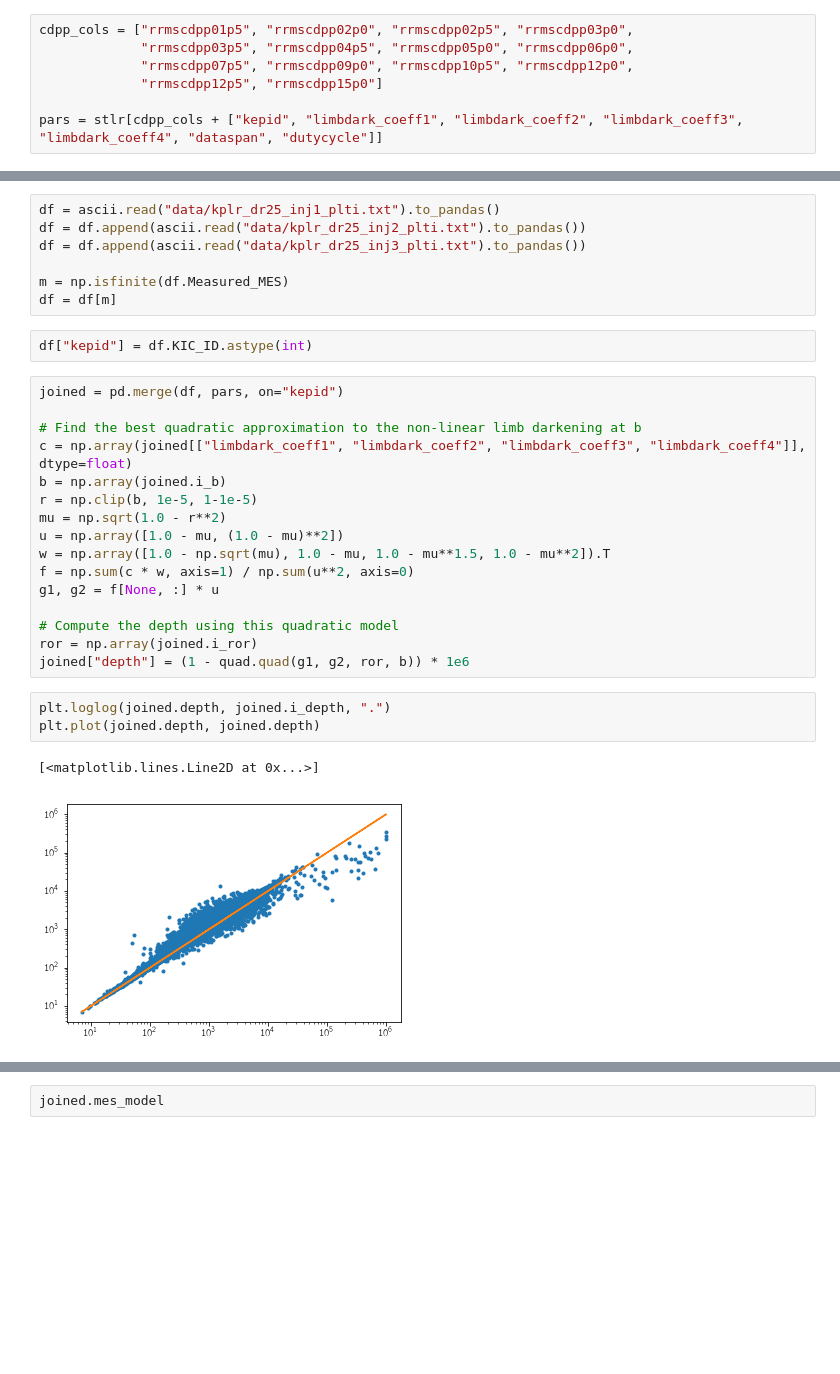
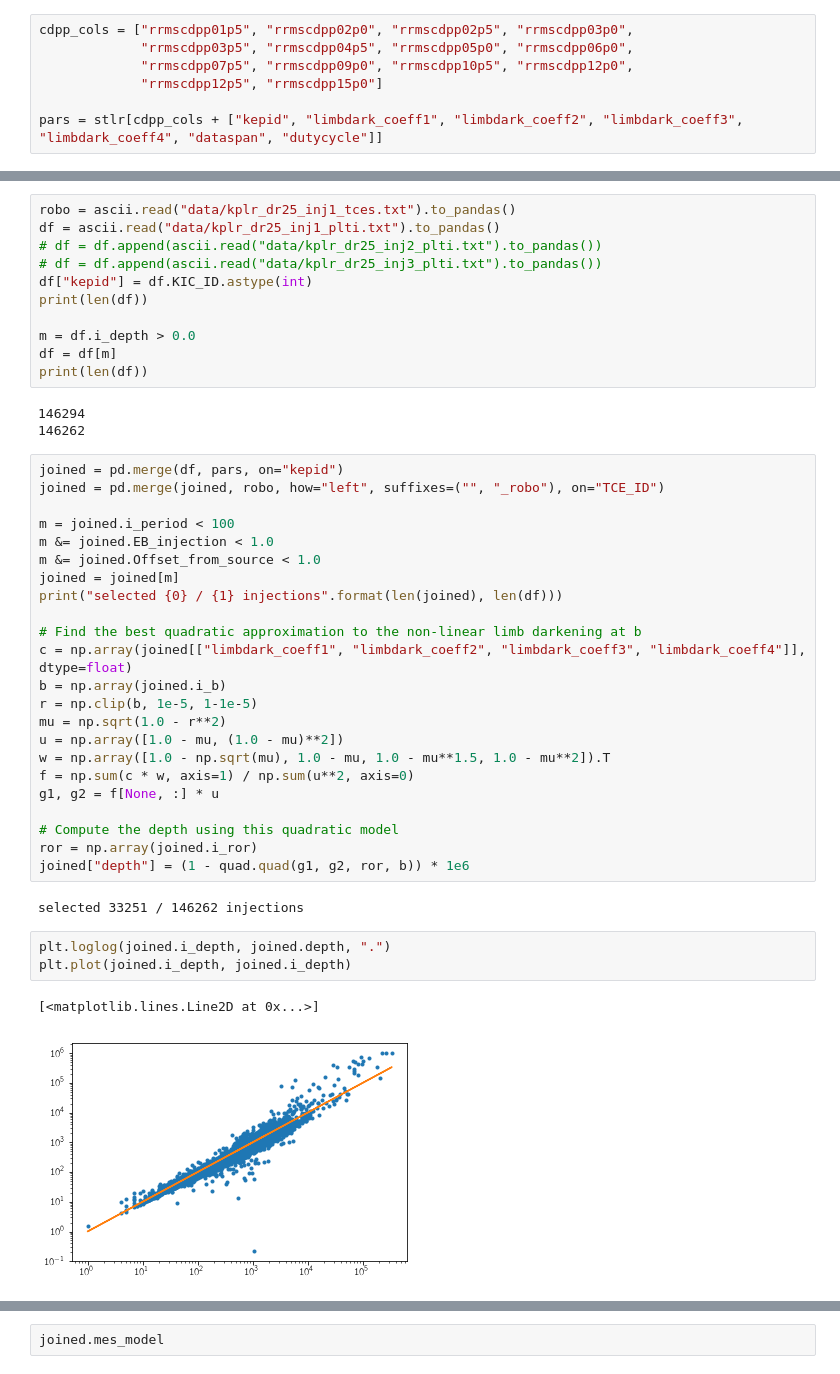
Before and after one commit to dfm/dr25, a Jupyter notebook: completeness_calibration.ipynb, the cells around one changed output, grey strips where cells are left out. Saved outputs shown, nothing was run; the diff lists cells and outputs as text; blank space fills up the shorter version.

```diff
--- a/completeness_calibration.ipynb
+++ b/completeness_calibration.ipynb
@@ -24,14 +39,26 @@ pars = stlr[cdpp_cols + ["kepid", "limbdark_coeff1", "limbdark_coeff2", "limbdar
 # %%
+robo = ascii.read("data/kplr_dr25_inj1_tces.txt").to_pandas()
 df = ascii.read("data/kplr_dr25_inj1_plti.txt").to_pandas()
-df = df.append(ascii.read("data/kplr_dr25_inj2_plti.txt").to_pandas())
-df = df.append(ascii.read("data/kplr_dr25_inj3_plti.txt").to_pandas())
+# df = df.append(ascii.read("data/kplr_dr25_inj2_plti.txt").to_pandas())
+# df = df.append(ascii.read("data/kplr_dr25_inj3_plti.txt").to_pandas())
+df["kepid"] = df.KIC_ID.astype(int)
+print(len(df))
 
-m = np.isfinite(df.Measured_MES)
+m = df.i_depth > 0.0
 df = df[m]
+print(len(df))
+# %% [output]
+146294
+146262
-# %%
-df["kepid"] = df.KIC_ID.astype(int)
 # %%
 joined = pd.merge(df, pars, on="kepid")
+joined = pd.merge(joined, robo, how="left", suffixes=("", "_robo"), on="TCE_ID")
+
+m = joined.i_period < 100
+m &= joined.EB_injection < 1.0
+m &= joined.Offset_from_source < 1.0
+joined = joined[m]
+print("selected {0} / {1} injections".format(len(joined), len(df)))
 
 # Find the best quadratic approximation to the non-linear limb darkening at b
 c = np.array(joined[["limbdark_coeff1", "limbdark_coeff2", "limbdark_coeff3", "limbdark_coeff4"]], dtype=float)
@@ -46,9 +73,11 @@ g1, g2 = f[None, :] * u
 # Compute the depth using this quadratic model
 ror = np.array(joined.i_ror)
 joined["depth"] = (1 - quad.quad(g1, g2, ror, b)) * 1e6
+# %% [output]
+selected 33251 / 146262 injections
 # %%
-plt.loglog(joined.depth, joined.i_depth, ".")
-plt.plot(joined.depth, joined.depth)
+plt.loglog(joined.i_depth, joined.depth, ".")
+plt.plot(joined.i_depth, joined.i_depth)
 # %% [output]
 [<matplotlib.lines.Line2D at 0x...>]
-[figure, old version]
+[figure, new version]
```
Also changed, not shown: parts of 23 cells of this notebook, 1 other file.
